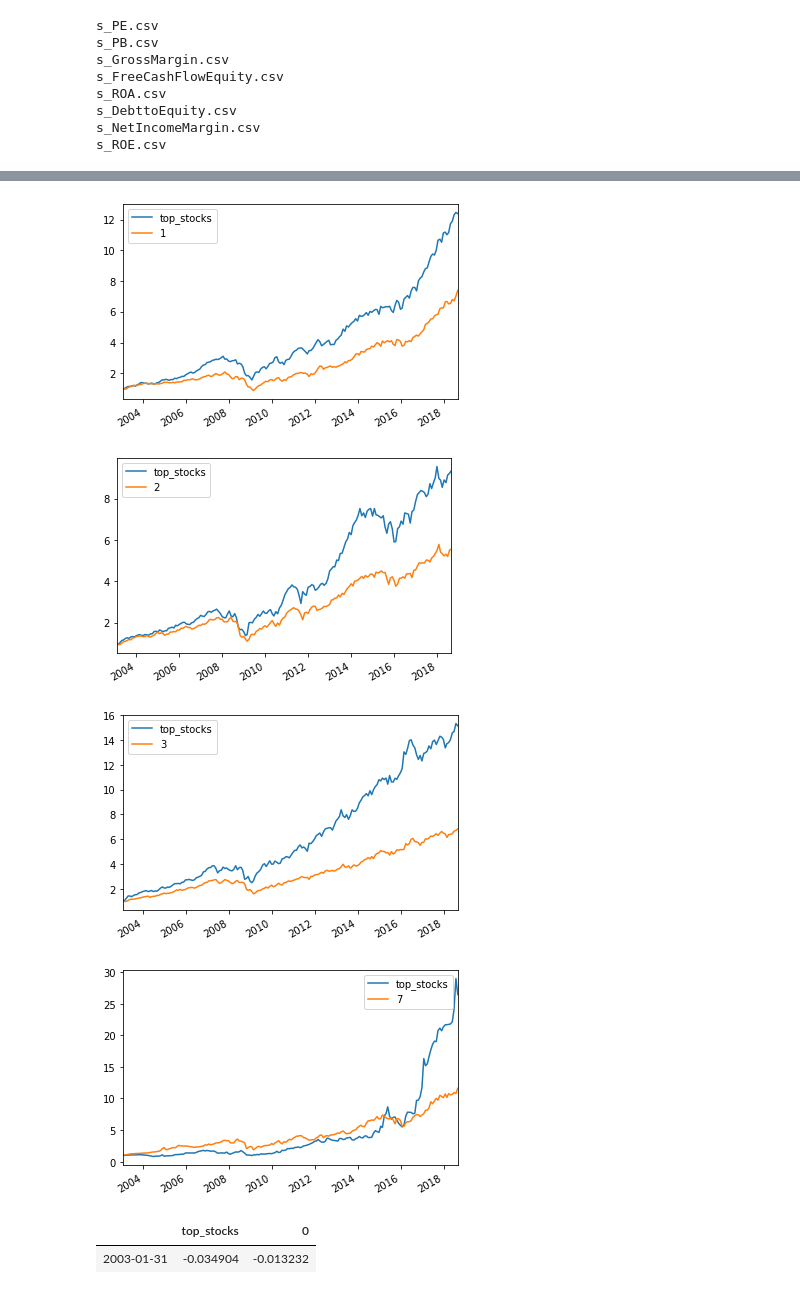
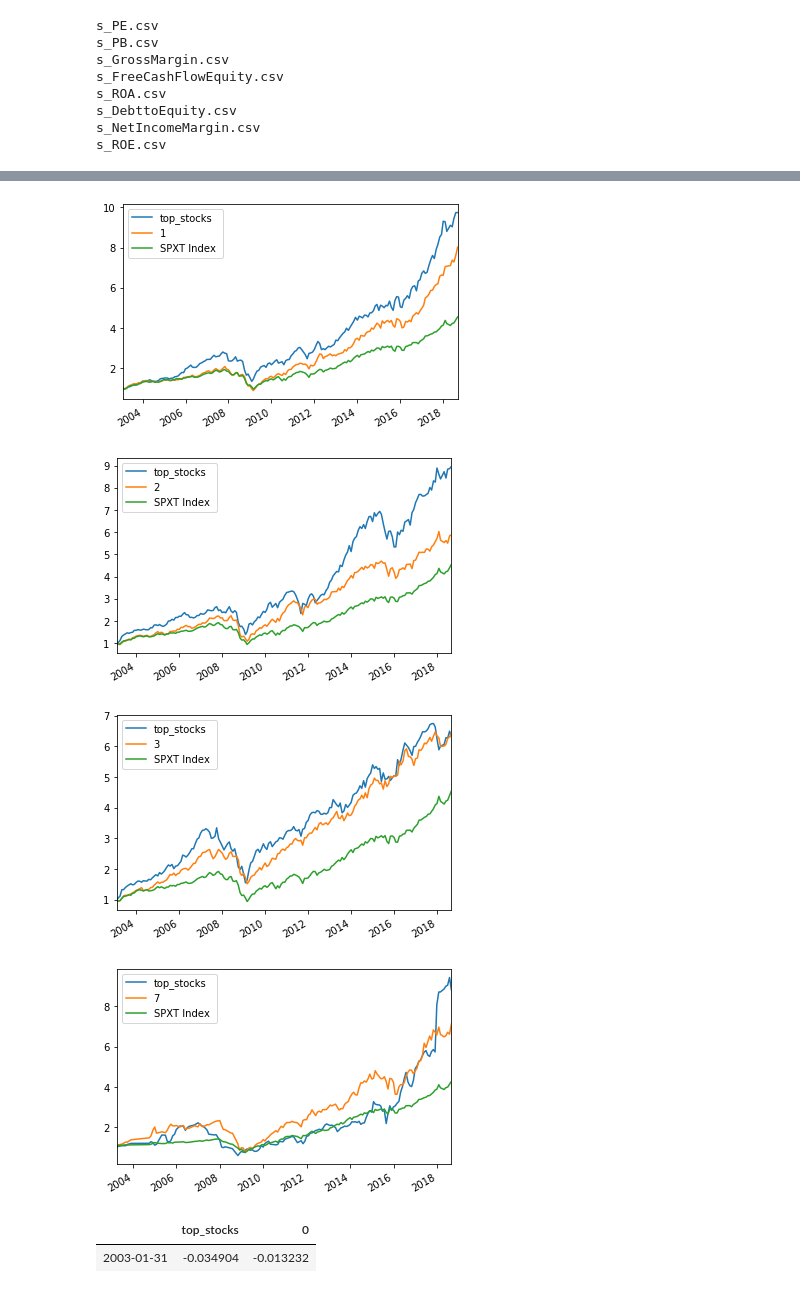
Before and after one commit to ekuo651/Machine-Learning-for-Stock-Selection, a Jupyter notebook: weiqing.ipynb, the cells around one changed output, grey strips where cells are left out. Saved outputs shown, nothing was run; the diff lists cells and outputs as text; code cells hidden in the pictures.

```diff
--- a/weiqing.ipynb
+++ b/weiqing.ipynb
@@ -334,6 +397,6 @@ dataframe size: 5
 # %%
-cluster_indices = cluster_indices.groupby([cluster_indices.index.year, cluster_indices.index.month]).tail(1)
-cluster_indices
+#cluster_indices = cluster_indices.groupby([cluster_indices.index.year, cluster_indices.index.month]).tail(1)
+#cluster_indices
 # %% [output]
 |  | 0 | 1 | 2 | 3 | 5 | 7 |
 | 2000-12-29 | 29.262572 | 26.377670 | 23.033739 | 16.000353 | 23.391208 | 17.452581 |
@@ -440,8 +483,8 @@ y_stacked = pd.concat([y_stacked, df_stacked1], axis = 1, join="outer")
 df_stacked1 = s_feat6.stack(dropna=False).to_frame().rename(columns={0: 'return_1Q'})
 y_stacked = pd.concat([y_stacked, df_stacked1], axis = 1, join="outer")
 
-df_stacked1 = s_feat7.stack(dropna=False).to_frame().rename(columns={0: 'return_60M'})
-y_stacked = pd.concat([y_stacked, df_stacked1], axis = 1, join="outer")
+#df_stacked1 = s_feat7.stack(dropna=False).to_frame().rename(columns={0: 'return_60M'})
+#y_stacked = pd.concat([y_stacked, df_stacked1], axis = 1, join="outer")
 
 df_stacked1 = s_feat8.stack(dropna=False).to_frame().rename(columns={0: 'max_daily_1M'})
 y_stacked = pd.concat([y_stacked, df_stacked1], axis = 1, join="outer")
@@ -462,6 +505,7 @@ for each_file in file_name:
     print(each_file)
     path = 'Resources/' + each_file
     df = pd.read_csv(path, index_col="Date", parse_dates=True, infer_datetime_format=True).dropna(how="all")
+    df = df.loc['2000-12-10':'2019-12-10']
     df.columns = df.columns.str[:-10]
     suffix = each_file[:-4]
     df_stacked = df.stack(dropna=False).to_frame().rename(columns={0: suffix})
@@ -477,9 +521,6 @@ s_ROA.csv
 s_DebttoEquity.csv
 s_NetIncomeMargin.csv
 s_ROE.csv
-# %%
-for eachdate in y_stacked.index.get_level_values(0).unique():
-    print(y_stacked.loc[eachdate].shape[0])
 # %%
 #scale the data
 for eachdate in y_stacked.index.get_level_values(0).unique():
@@ -538,12 +549,12 @@ ret_sp
 # %%
-cluster_pctchange = cluster_indices.pct_change().dropna()
-
+cluster_pctchange = cluster_indices
 
 pred = [0,1,2,3,7]
 for cluster_num in pred:
     print(cluster_num)
     indices = cluster_pctchange[[cluster_num]]
     tickers = clusters[clusters['predictions']==cluster_num].Ticker.tolist()
+    print(len(tickers))
     ticers_df1 = pd.DataFrame(columns=tickers)
     s_ret_m_cluster = pd.concat([ticers_df1, s_ret_m], axis = 0, join = 'inner')
     df = s_ret_m_cluster.quantile(2/3, axis=1)
@@ -555,14 +566,17 @@ for cluster_num in pred:
     df_ylabel.index.names = ['Date', 'Company']
     tickers_df = pd.DataFrame(index=tickers)
     tickers_df.index.names = ['Company']
+    #new_stacked = tickers_df.join(y_stacked, how="inner")
     new_stacked = tickers_df.join(y_stacked, how="inner")
+    print(new_stacked.loc[new_stacked.index.get_level_values(0)[0]].shape[0])
     new_stacked = new_stacked.join(df_ylabel, how="right")
     company_num = new_stacked.loc[new_stacked.index.get_level_values(0)[0]].shape[0]
+    print(company_num)
     appended_data = pd.DataFrame(columns=['Prediction', 'Actual', 'Probability'])
     feat = []
     new_stacked = new_stacked.reset_index()
     for x in range(12, 200):
-        print(x)
+        #print(x)
         start_train=(x)*company_num
         end_train=company_num*(x+12)
         end_test=company_num*(x+13)
@@ -581,7 +595,7 @@ for cluster_num in pred:
         y_test = test["ylabel"].values.reshape(-1, 1)
         X_test_scaled=test.copy()
         X_test_scaled.drop(columns=['ylabel'], inplace=True)
-        learning_rate=1
+        learning_rate=1.3
         classifier = GradientBoostingClassifier(n_estimators=20, learning_rate=learning_rate, max_features=5, max_depth=3)
         classifier.fit(X_train_scaled, y_train.ravel())
         predictions = classifier.predict(X_test_scaled)
@@ -603,7 +617,7 @@ for cluster_num in pred:
     df4[df4.isnull()] = 0   # nan
     df4=df4.sum(axis=1).to_frame().rename(columns={0:"top_stocks"})
     index_compare = pd.concat([df4, indices], axis = 1, join="inner")
-    index_compare = pd.concat([index_compare, ret_sp], axis = 1, join)
+    index_compare = pd.concat([index_compare, ret_sp], axis = 1, join="inner")
     index_compare = index_compare[index_compare.top_stocks!=0]
     index_compare = (1+index_compare).cumprod()
     filename = "Figure/cluster_" + str(cluster_num) + ".png"
@@ -632,7 +649,7 @@ for cluster_num in pred:
-[figure, old version]
+[figure, new version]
-[figure, old version]
+[figure, new version]
-[figure, old version]
+[figure, new version]
-[figure, old version]
+[figure, new version]
 # %%
 appended_data = pd.DataFrame(columns=['Prediction', 'Actual', 'Probability'])
 feat = []
```
Also changed, not shown: parts of 9 cells of this notebook, 11 other files.
